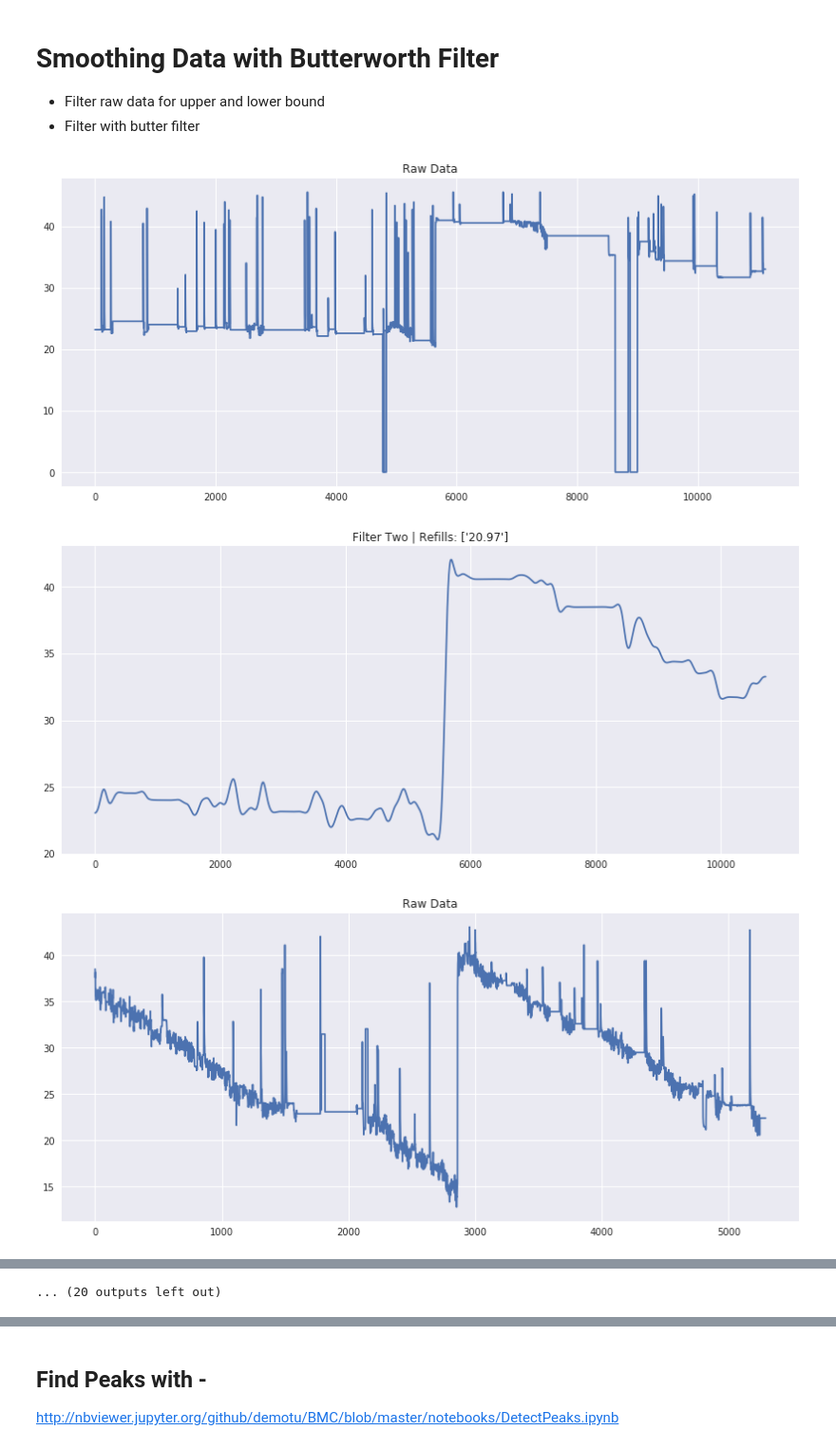
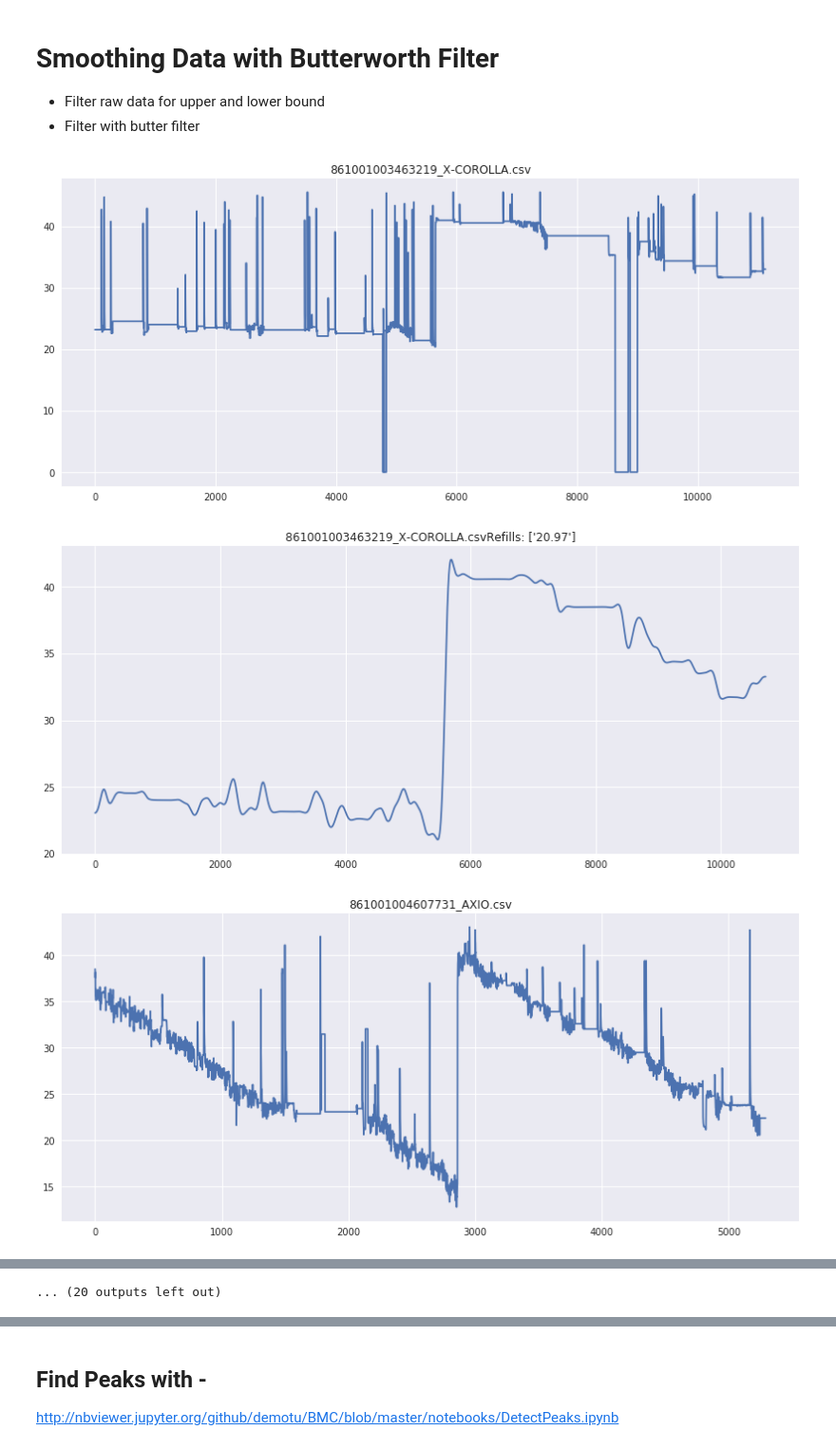
Before and after one commit to orionfoysal/vtsfuel, a Jupyter notebook: vts_fuel.ipynb, the cells around one changed output, grey strips where cells are left out. Shown at 95% size. Drawn from its saved outputs; the diff is of its cells as text; code cells hidden in the pictures.

```diff
--- a/vts_fuel.ipynb
+++ b/vts_fuel.ipynb
@@ -656,7 +616,9 @@ for ifile in files:
 
         plt.figure()
         plot(raw_fuel)
-        plt.title('Raw Data')
+        plt.title(ifile)
+        name = 'images/'+ifile.split('.')[0]+'.png'
+        savefig(name)
 #         plt.figure()
 #         plot(filterOne)
 #         plt.title('Filter One')
@@ -673,35 +635,35 @@ for ifile in files:
                 if refill >= 5:
                     all_refill.append(refill)
 #                     print('\n\nRefill Amount: {}'.format(refill))
             distance = []
 
         all_refill = [ '%.2f' % elem for elem in all_refill]
 
         plt.figure()
         plot(filterTwo)
-        plt.title('Filter Two | Refills: {}'.format(all_refill))
-        name = 'images/'+ifile.split('.')[0]+'.png'
+        plt.title(ifile+'Refills: {}'.format(all_refill))
+        name = 'images/'+ifile.split('.')[0]+'_out.png'
 #         print(name)
         savefig(name)
 
 #         break
 
     except:
         pass
 
 
 # for i,n in enumerate(maximas_ind[0]):
 #     diff = n - minimas_ind[0]
 #     distance = np.sort(diff[diff>0])
 
 #     if len(distance)>0:
 # #         print('c- {}, v- {}'.format(n,n-distance[0]))
 #         refill = filterTwo[n] - filterTwo[n-distance[0]]
 #         if refill >= 5:
 
 #             print('\n\nRefill Amount: {}'.format(refill))
 #     distance = []
 # %% [output]
-[figure, old version]
+[figure, new version]
-[figure, old version]
+[figure, new version]
-[figure, old version]
+[figure, new version]
```
Also changed, not shown: parts of 10 cells of this notebook.
